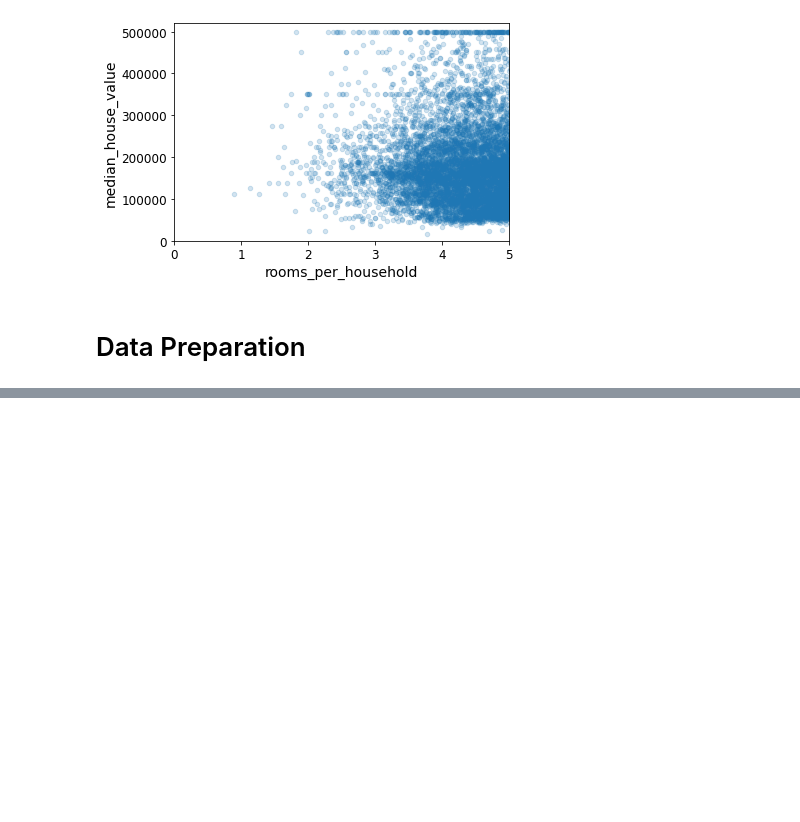
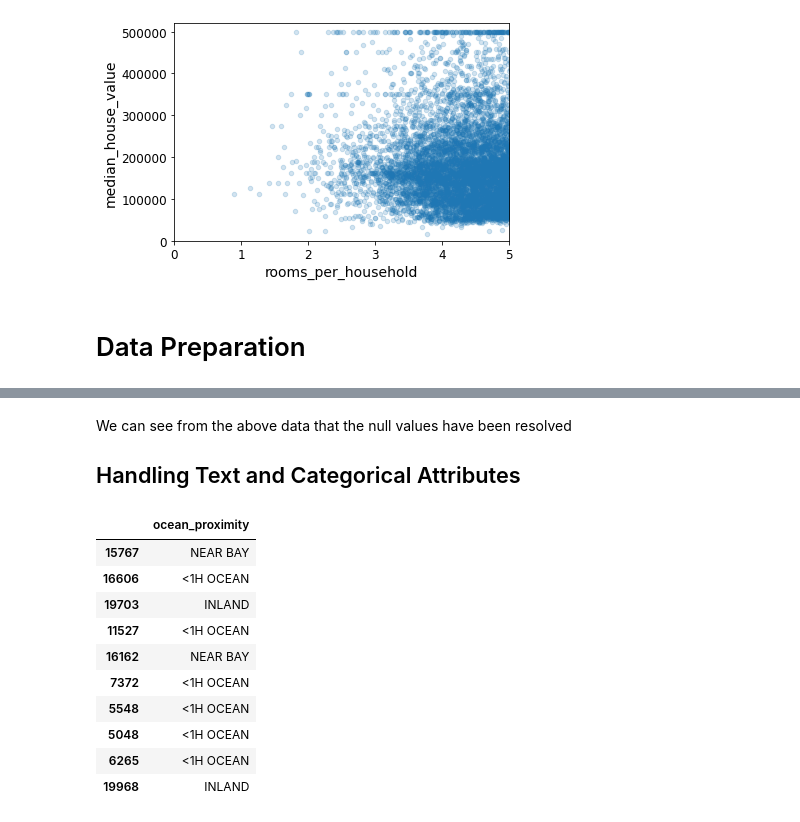
Before and after one commit to wjsavage/handson-ml-1, a Jupyter notebook: handson-ml-1.ipynb, the cells around one changed output, grey strips where cells are left out. Saved outputs shown, nothing was run; the diff lists cells and outputs as text; code cells hidden in the pictures; blank space fills up the shorter version.

```diff
--- a/handson-ml-1.ipynb
+++ b/handson-ml-1.ipynb
@@ -424,0 +469,19 @@ plt.show()
+# %% [markdown]
+We can see from the above data that the null values have been resolved
+
+## Handling Text and Categorical Attributes
+# %%
+housing_cat = housing[['ocean_proximity']]
+housing_cat.head(10)
+# %% [output]
+|  | ocean_proximity |
+| 15767 | NEAR BAY |
+| 16606 | <1H OCEAN |
+| 19703 | INLAND |
+| 11527 | <1H OCEAN |
+| 16162 | NEAR BAY |
+| 7372 | <1H OCEAN |
+| 5548 | <1H OCEAN |
+| 5048 | <1H OCEAN |
+| 6265 | <1H OCEAN |
+| 19968 | INLAND |
```
Also changed, not shown: parts of 26 cells of this notebook.
